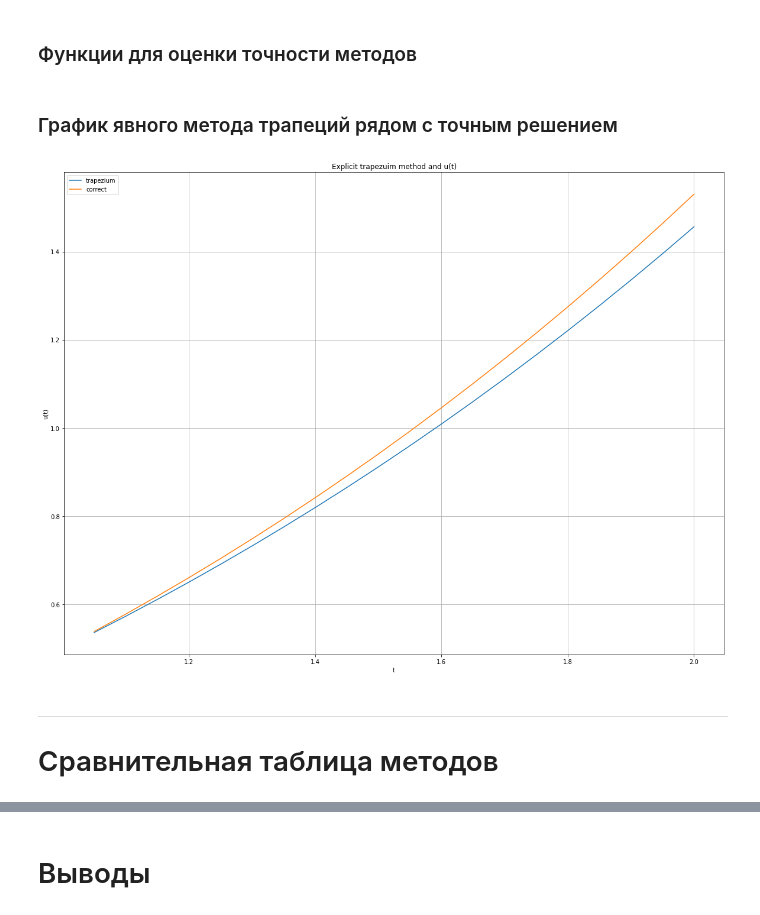
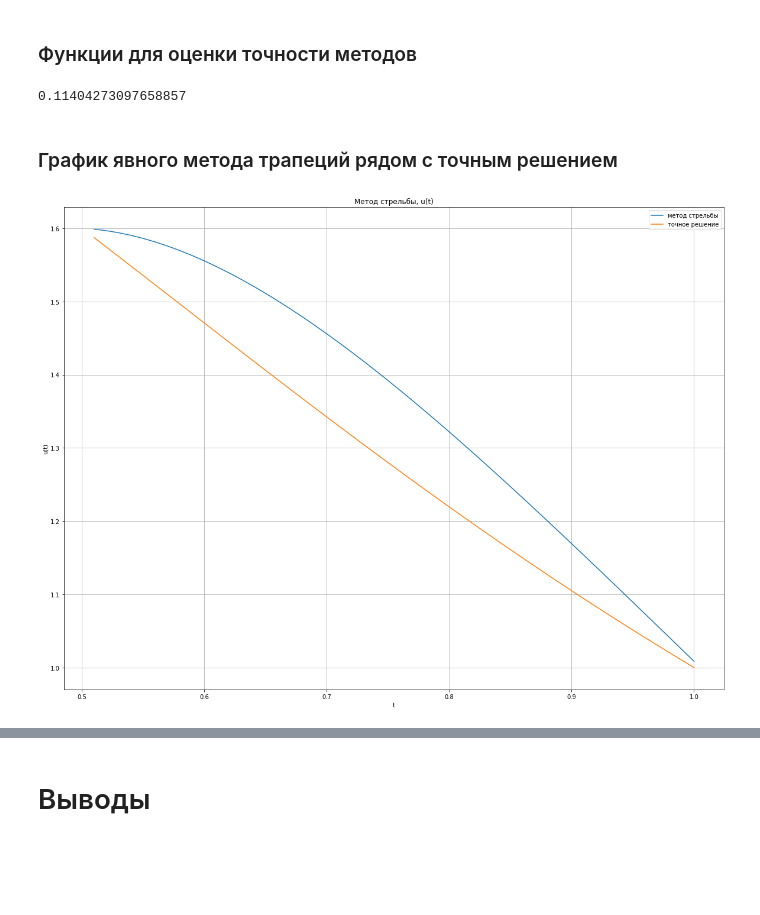
Before and after one commit to akimich11/mcha, a Jupyter notebook: lab_2.ipynb, the cells around one changed output, grey strips where cells are left out. Cells and saved outputs as stored; diff of their text form; code cells hidden in the pictures; blank space fills up the shorter version.

```diff
--- a/lab_2.ipynb
+++ b/lab_2.ipynb
@@ -217,51 +140,34 @@ def implicit_adams_method(t_j, y_j, tau, right_border):
 # %% [markdown]
 ### Функции для оценки точности методов
-# %%
-import numpy as np
-
-
-t = np.arange(1.05, 2.05, 0.05)
-correct = np.array([correct_solution(t) for t in np.arange(1.05, 2.05, 0.05)])
-
-trap_exp = np.array(list(explicit_trapezium_method(1, 0.5, 0.05, 2)))
-trap_imp = np.array(list(implicit_trapezium_method(1, 0.5, 0.05, 2)))
-
-runge = np.array(list(explicit_runge_kutta_method(1, 0.5, 0.05, 2)))
-adams = np.array(list(implicit_adams_method(1, 0.5, 0.05, 2)))
-
-
-half_trap_exp = np.array(list(explicit_trapezium_method(1, 0.5, 0.1, 2)))
-half_trap_imp = np.array(list(implicit_trapezium_method(1, 0.5, 0.1, 2)))
-half_runge = np.array(list(explicit_runge_kutta_method(1, 0.5, 0.1, 2)))
-
-
-def abs_approximation_error(correct_sol, values):
-    """Функция оценки точности (максимум модуля погрешности)"""
-    return max(abs(correct_sol - values))
-
-
-def runge_approximation_error(values, half_values, precision=1):
-    """Функция оценки точности по правилу Рунге"""
-    return max(abs(half_values - values[1::2])) / (2^precision - 1)
+# %%
+import numpy as np
+x = np.arange(0.51, 1.01, 0.01)
+correct = np.array([correct_solution(t) for t in x])
+trap_exp = np.array(u)
+
+
+def abs_approximation_error(correct_sol, values):
+    """Функция оценки точности (максимум модуля погрешности)"""
+    return max(abs(correct_sol - values))
+
+abs_approximation_error(correct, trap_exp)
+# %% [output]
+0.11404273097658857
 # %% [markdown]
 ### График явного метода трапеций рядом с точным решением
 # %%
 from matplotlib import pyplot as plt
 
 
 fig, ax = plt.subplots(figsize=(20, 15))
-ax.plot(t, trap_exp, label='trapezium')
-ax.plot(t, correct, label='correct')
+ax.plot(x, u, label='метод стрельбы')
+ax.plot(x, correct, label='точное решение')
 
 ax.set_xlabel('t')
 ax.set_ylabel('u(t)')
-ax.set_title('Explicit trapezuim method and u(t)')
+ax.set_title('Метод стрельбы, u(t)')
 ax.grid()
 ax.legend()
 plt.show()
 # %% [output]
-[figure, old version]
+[figure, new version]
-# %% [markdown]
-<hr>
-
-# Сравнительная таблица методов
```
Also changed, not shown: parts of 12 cells of this notebook.
